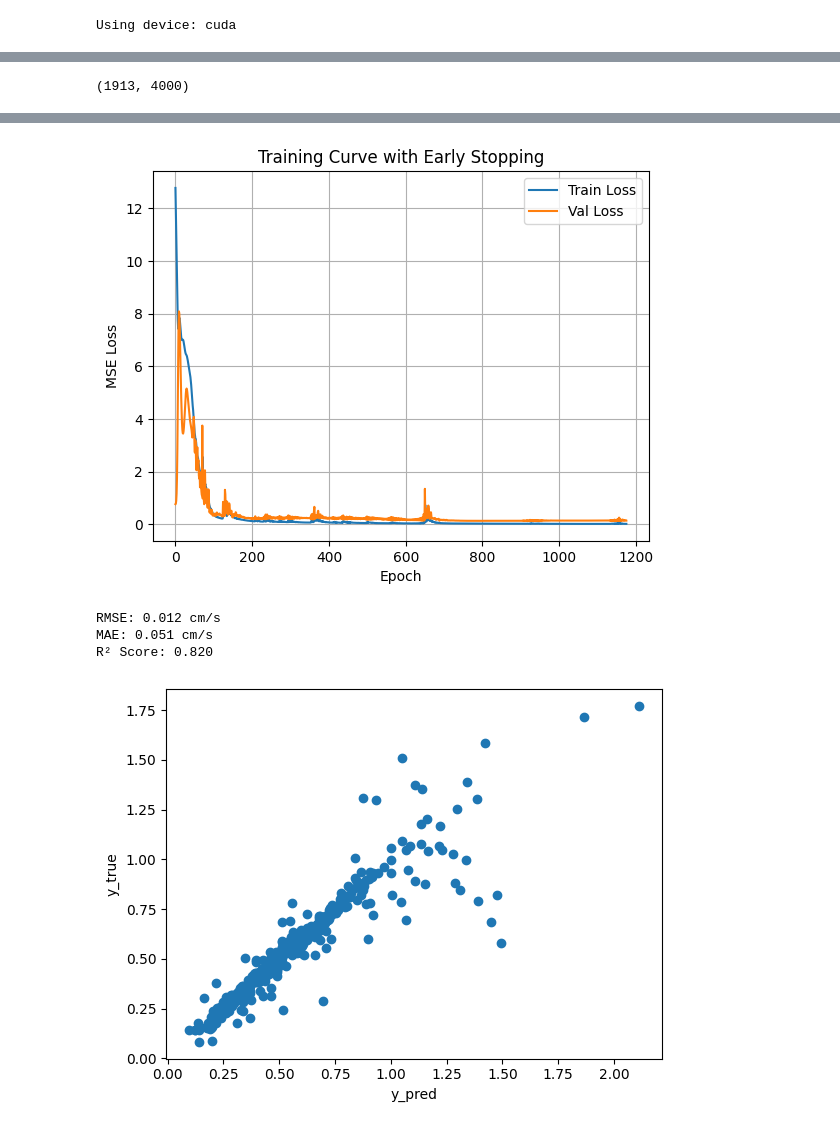
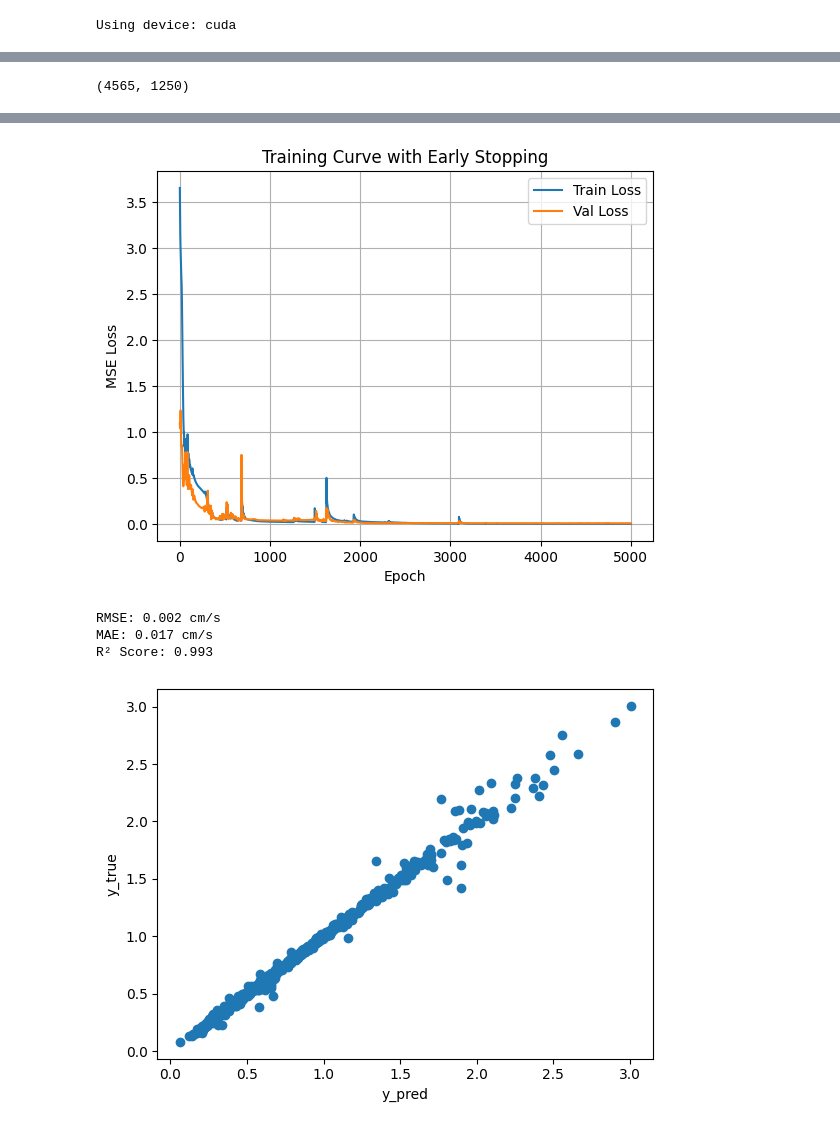
Before and after one commit to Cellular-Adventures/CapstoneAI-FiberProbe, a Jupyter notebook: Train.ipynb, the cells around one changed output, grey strips where cells are left out. Cells and saved outputs as stored; diff of their text form; code cells hidden in the pictures.

```diff
--- a/Train.ipynb
+++ b/Train.ipynb
@@ -29,6 +30,6 @@ print(f'Using device: {device}')
 # %% [output]
 Using device: cuda
 # %%
-df = process_folder(path_to_data, path_to_output, plot=False, labels=True)
+df = process_folder(path_to_data, path_to_output, files=[20], plot=False, labels=True,)
 # %% [output]
 Binlog data extracted
@@ -53,8 +92,8 @@ feature_scaler, target_scaler, X_train_scaled, y_train_scaled, X_val_scaled, y_v
 # %%
 chance = 0.3
-bins = 20
+bins = 30
 X_train_scaled, y_train_scaled = random_noise(X_train_scaled, y_train_scaled, chance, random_seed = 0)
 hist, bin_indices = bin_data(y_train_scaled, bins)
 factors = calculate_duplication_factors(hist)
 #X_train_scaled, y_train_scaled = duplicate_and_augment_data(X_train_scaled, y_train_scaled, bin_indices, factors, noise=0.005)
-X_train_scaled, y_train_scaled = flatten_data_distribution(X_train_scaled, y_train_scaled, bins, scaling_factor=0.2, noise=0.005)
+X_train_scaled, y_train_scaled = flatten_data_distribution(X_train_scaled, y_train_scaled, bins, scaling_factor=0.05, noise=0.005)
@@ -61,7 +111,7 @@ X_train_scaled, y_train_scaled = flatten_data_distribution(X_train_scaled, y_tra
 # %%
 X_train_scaled.shape
 # %% [output]
-(1913, 4000)
+(4565, 1250)
 # %%
 X_train_tensor = torch.tensor(X_train_scaled[..., np.newaxis], dtype=torch.float32)
 y_train_tensor = torch.tensor(y_train_scaled, dtype=torch.float32).unsqueeze(1)
@@ -81,16 +131,16 @@ gru1_model = GRUModel(input_size=1, hidden_size=20, num_layers=2)
 gru1_model.to(device)
 
 criterion = torch.nn.MSELoss()
-optimizer = torch.optim.Adam(gru1_model.parameters(), lr=0.01)
+optimizer = torch.optim.Adam(gru1_model.parameters(), lr=0.005)
 
 # Early stopping parameters
-patience = 250
+patience = 3000
 best_val_loss = float('inf')
 epochs_no_improve = 0
 best_model_state = None
 
 # Training loop
-epochs = 2000
+epochs = 5000
 train_losses, val_losses = [], []
 
 for epoch in range(epochs):
@@ -153,4 +207,4 @@ Early stopping triggered at epoch 1176
-[figure, old version]
+[figure, new version]
 # %%
 # Predict on validation set
 gru1_model.eval()
@@ -170,9 +224,9 @@ print(f"RMSE: {rmse:.3f} cm/s")
 print(f"MAE: {mae:.3f} cm/s")
 print(f"R² Score: {r2:.3f}")
 # %% [output]
-RMSE: 0.012 cm/s
-MAE: 0.051 cm/s
-R² Score: 0.820
+RMSE: 0.002 cm/s
+MAE: 0.017 cm/s
+R² Score: 0.993
 # %%
 plt.figure()
 plt.scatter(y_pred_gru1,y_true)
@@ -180,5 +234,5 @@ plt.xlabel('y_pred')
 plt.ylabel('y_true')
 plt.show()
 # %% [output]
-[figure, old version]
+[figure, new version]
 # %%
```
Also changed, not shown: parts of 16 cells of this notebook, 3 other files.
